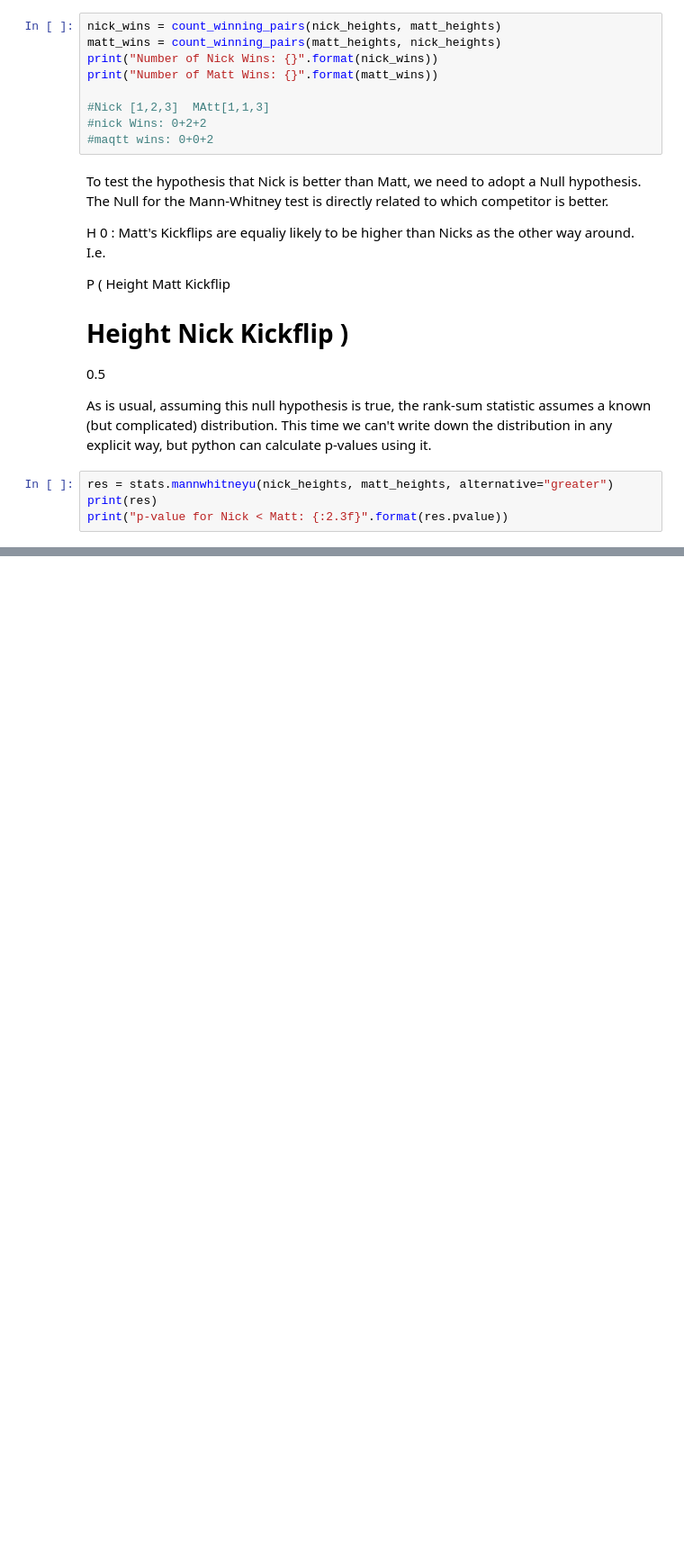
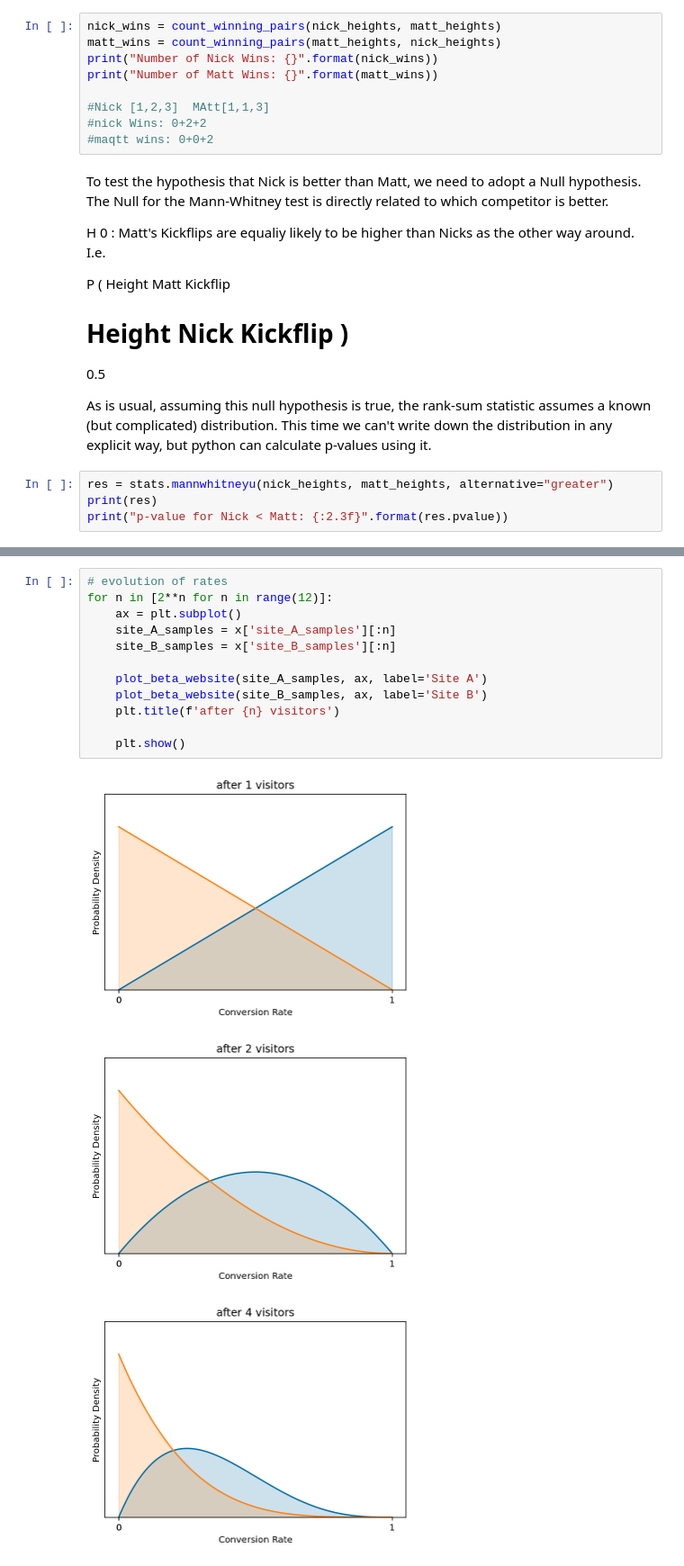
Before and after one commit to SmashAF/DSI_Study, a Jupyter notebook: Week2_Study_Sheet.ipynb, the cells around one changed output, grey strips where cells are left out. Shown at 90% size. Drawn from its saved outputs; the diff is of its cells as text; blank space fills up the shorter version.

```diff
--- a/Week2_Study_Sheet.ipynb
+++ b/Week2_Study_Sheet.ipynb
@@ -593,0 +897,16 @@ print("p-value for Nick < Matt: {:2.3f}".format(res.pvalue))
+# %%
+# evolution of rates
+for n in [2**n for n in range(12)]:
+    ax = plt.subplot()
+    site_A_samples = x['site_A_samples'][:n]
+    site_B_samples = x['site_B_samples'][:n]
+
+    plot_beta_website(site_A_samples, ax, label='Site A')
+    plot_beta_website(site_B_samples, ax, label='Site B')
+    plt.title(f'after {n} visitors')
+
+    plt.show()
+# %% [output]
+[figure, added]
+[figure, added]
+[figure, added]
```
Also changed, not shown: parts of 57 cells of this notebook, 4 other files.
